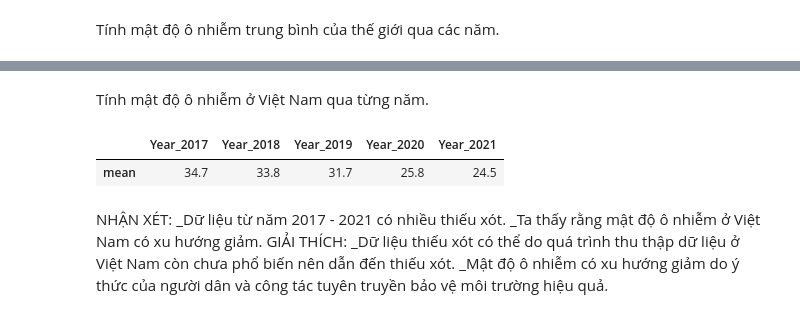
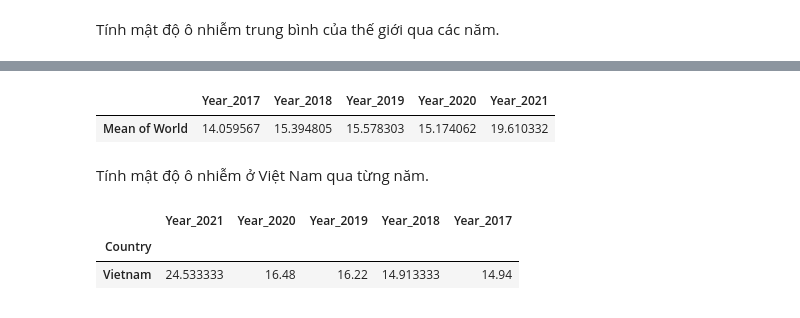
Before and after one commit to yakhimm/NMKHDL_20, a Jupyter notebook: cau2.ipynb, the cells around one changed output, grey strips where cells are left out. Saved outputs shown, nothing was run; the diff lists cells and outputs as text; code cells hidden in the pictures.

```diff
--- a/cau2.ipynb
+++ b/cau2.ipynb
@@ -125,26 +148,23 @@ df_17_21_Vietnam
+# %%
+year_cols = ['Year_2021', 'Year_2020', 'Year_2019', 'Year_2018', 'Year_2017']
+index_info=["Mean of World"]
+dict_info = {}
+for col in year_cols:
+    dict_info[col] = df_Country[col].mean()
+
+#Bảng mật độ trung bình thế giới
+mean_Country_df = pd.DataFrame(dict_info, index_info)
+mean_Country_df = mean_Country_df[['Year_2017', 'Year_2018', 'Year_2019', 'Year_2020', 'Year_2021']]
+mean_Country_df
+# %% [output]
+|  | Year_2017 | Year_2018 | Year_2019 | Year_2020 | Year_2021 |
+| Mean of World | 14.059567 | 15.394805 | 15.578303 | 15.174062 | 19.610332 |
 # %% [markdown]
 Tính mật độ ô nhiễm ở Việt Nam qua từng năm.
-# %%
-def get(col):
-    NaNValue = col.isna().sum()
-    valu1 = col.dropna()
-    x = np.mean(valu1)
-    return x.round(1)
-index_info=["mean"]
-dict_info = {}
-for i in df_17_21_Vietnam.columns:
-    if df_17_21_Vietnam[i].dtype in [np.float32, np.float64]:
-        dict_info[i] = get(df_17_21_Vietnam[i])
-mean_VietNam_df = pd.DataFrame(dict_info, index_info)
-mean_VietNam_df  = mean_VietNam_df [['Year_2017', 'Year_2018', 'Year_2019', 'Year_2020', 'Year_2021']]
-mean_VietNam_df
-# %% [output]
-|  | Year_2017 | Year_2018 | Year_2019 | Year_2020 | Year_2021 |
-| mean | 34.7 | 33.8 | 31.7 | 25.8 | 24.5 |
-# %% [markdown]
-NHẬN XÉT:
-_Dữ liệu từ năm 2017 - 2021 có nhiều thiếu xót.
-_Ta thấy rằng mật độ ô nhiễm ở Việt Nam có xu hướng giảm.
-GIẢI THÍCH:
-_Dữ liệu thiếu xót có thể do quá trình thu thập dữ liệu ở Việt Nam còn chưa phổ biến nên dẫn đến thiếu xót.
-_Mật độ ô nhiễm có xu hướng giảm do ý thức của người dân và công tác tuyên truyền bảo vệ môi trường hiệu quả.
+# %%
+mean_VietNam_df = df_Country[df_Country.index == 'Vietnam']
+mean_VietNam_df
+# %% [output]
+|  | Year_2021 | Year_2020 | Year_2019 | Year_2018 | Year_2017 |
+| Country |  |  |  |  |  |
+| Vietnam | 24.533333 | 16.48 | 16.22 | 14.913333 | 14.94 |
```
Also changed, not shown: parts of 22 cells of this notebook, 1 other file.
